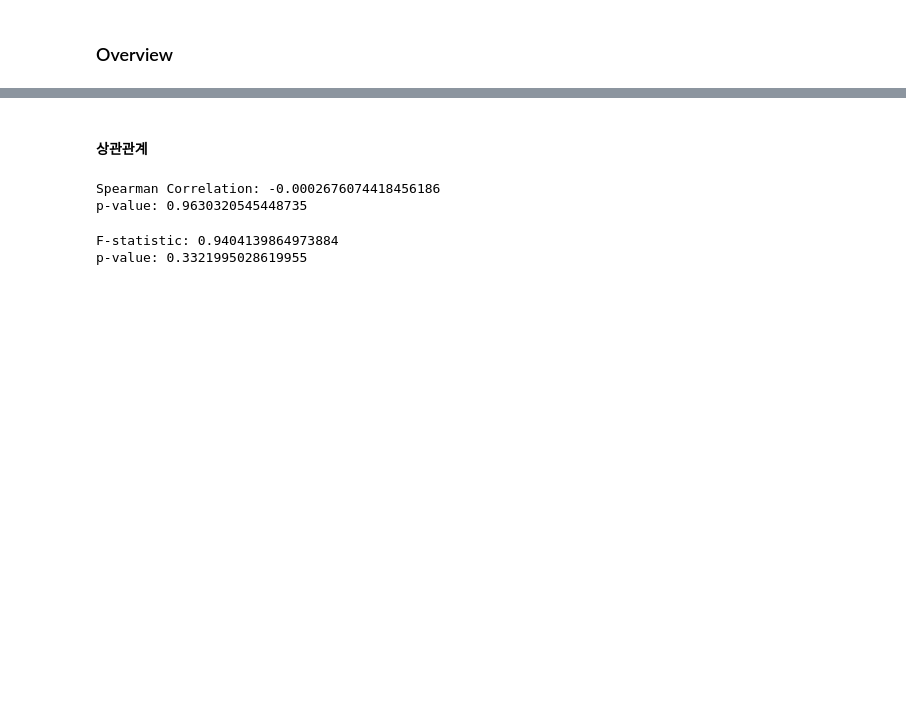
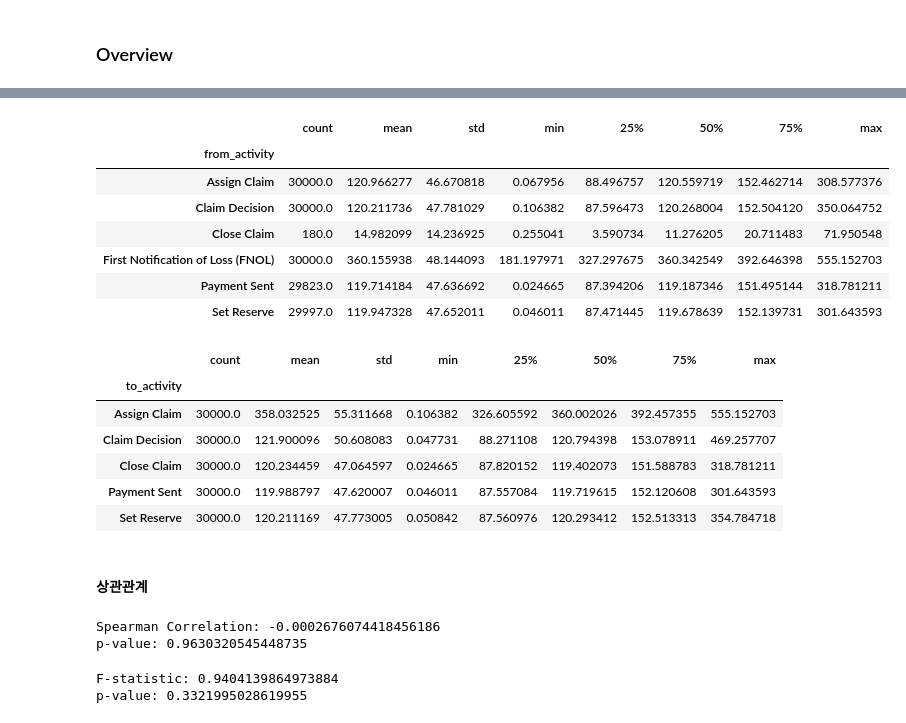
Before and after one commit to yu901/data_analysis, a Jupyter notebook: notebook/process mining.ipynb, the cells around one changed output, grey strips where cells are left out. Saved outputs shown, nothing was run; the diff lists cells and outputs as text; code cells hidden in the pictures; blank space fills up the shorter version.

```diff
--- a/notebook/process mining.ipynb
+++ b/notebook/process mining.ipynb
@@ -27,3 +54,22 @@ casetable.head(3)
+# %%
+pathtable.groupby('from_activity')['duration'].describe()
+pathtable.groupby('to_activity')['duration'].describe()
+# %% [output]
+|  | count | mean | std | min | 25% | 50% | 75% | max |
+| from_activity |  |  |  |  |  |  |  |  |
+| Assign Claim | 30000.0 | 120.966277 | 46.670818 | 0.067956 | 88.496757 | 120.559719 | 152.462714 | 308.577376 |
+| Claim Decision | 30000.0 | 120.211736 | 47.781029 | 0.106382 | 87.596473 | 120.268004 | 152.504120 | 350.064752 |
+| Close Claim | 180.0 | 14.982099 | 14.236925 | 0.255041 | 3.590734 | 11.276205 | 20.711483 | 71.950548 |
+| First Notification of Loss (FNOL) | 30000.0 | 360.155938 | 48.144093 | 181.197971 | 327.297675 | 360.342549 | 392.646398 | 555.152703 |
+| Payment Sent | 29823.0 | 119.714184 | 47.636692 | 0.024665 | 87.394206 | 119.187346 | 151.495144 | 318.781211 |
+| Set Reserve | 29997.0 | 119.947328 | 47.652011 | 0.046011 | 87.471445 | 119.678639 | 152.139731 | 301.643593 |
+|  | count | mean | std | min | 25% | 50% | 75% | max |
+| to_activity |  |  |  |  |  |  |  |  |
+| Assign Claim | 30000.0 | 358.032525 | 55.311668 | 0.106382 | 326.605592 | 360.002026 | 392.457355 | 555.152703 |
+| Claim Decision | 30000.0 | 121.900096 | 50.608083 | 0.047731 | 88.271108 | 120.794398 | 153.078911 | 469.257707 |
+| Close Claim | 30000.0 | 120.234459 | 47.064597 | 0.024665 | 87.820152 | 119.402073 | 151.588783 | 318.781211 |
+| Payment Sent | 30000.0 | 119.988797 | 47.620007 | 0.046011 | 87.557084 | 119.719615 | 152.120608 | 301.643593 |
+| Set Reserve | 30000.0 | 120.211169 | 47.773005 | 0.050842 | 87.560976 | 120.293412 | 152.513313 | 354.784718 |
 # %% [markdown]
 ####  상관관계
 # %%
```
Also changed, not shown: parts of 3 cells of this notebook, 1 other file.
